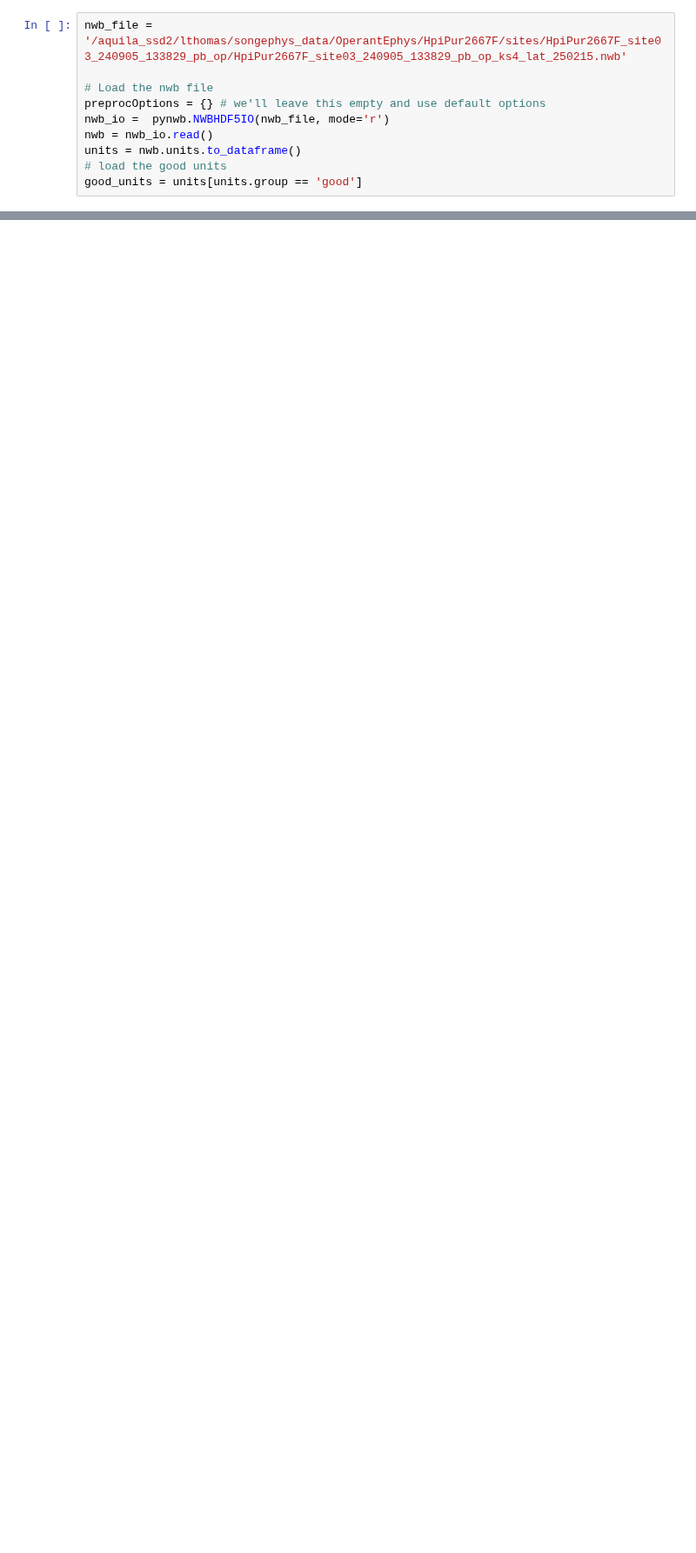
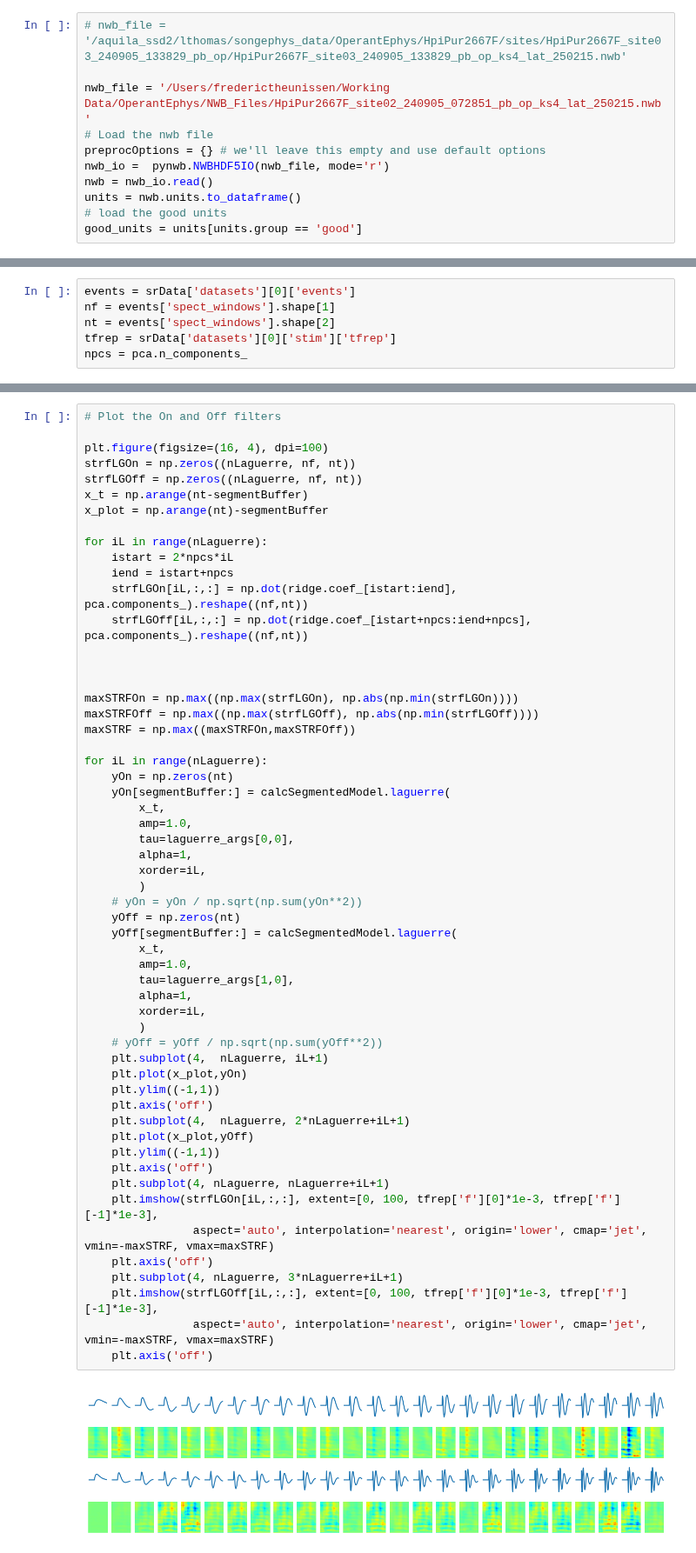
Before and after one commit to theunissenlab/strfPy, a Jupyter notebook: strf_nwb.ipynb, the cells around one changed output, grey strips where cells are left out. Shown at 87% size. Saved outputs shown, nothing was run; the diff lists cells and outputs as text; blank space fills up the shorter version.

Commit message:
Playing around with the Laguerre basis expansion and recaculation spectrograms consistently

```diff
--- a/strf_nwb.ipynb
+++ b/strf_nwb.ipynb
@@ -16,8 +16,9 @@ from matplotlib import pyplot as plt
 # %matplotlib widget
 plt.ion();
 # %%
-nwb_file = '/aquila_ssd2/lthomas/songephys_data/OperantEphys/HpiPur2667F/sites/HpiPur2667F_site03_240905_133829_pb_op/HpiPur2667F_site03_240905_133829_pb_op_ks4_lat_250215.nwb'
+# nwb_file = '/aquila_ssd2/lthomas/songephys_data/OperantEphys/HpiPur2667F/sites/HpiPur2667F_site03_240905_133829_pb_op/HpiPur2667F_site03_240905_133829_pb_op_ks4_lat_250215.nwb'
 
+nwb_file = '/Users/frederictheunissen/Working Data/OperantEphys/NWB_Files/HpiPur2667F_site02_240905_072851_pb_op_ks4_lat_250215.nwb'
 # Load the nwb file
 preprocOptions = {} # we'll leave this empty and use default options
 nwb_io =  pynwb.NWBHDF5IO(nwb_file, mode='r')
@@ -89,0 +139,6 @@ plt.legend()
+# %%
+events = srData['datasets'][0]['events']
+nf = events['spect_windows'].shape[1]
+nt = events['spect_windows'].shape[2]
+tfrep = srData['datasets'][0]['stim']['tfrep']
+npcs = pca.n_components_
@@ -89,0 +156,58 @@ plt.legend()
+# %%
+# Plot the On and Off filters
+
+plt.figure(figsize=(16, 4), dpi=100)
+strfLGOn = np.zeros((nLaguerre, nf, nt))
+strfLGOff = np.zeros((nLaguerre, nf, nt))
+x_t = np.arange(nt-segmentBuffer)
+x_plot = np.arange(nt)-segmentBuffer
+
+for iL in range(nLaguerre):
+    istart = 2*npcs*iL
+    iend = istart+npcs
+    strfLGOn[iL,:,:] = np.dot(ridge.coef_[istart:iend], pca.components_).reshape((nf,nt))
+    strfLGOff[iL,:,:] = np.dot(ridge.coef_[istart+npcs:iend+npcs], pca.components_).reshape((nf,nt))
+
+
+
+maxSTRFOn = np.max((np.max(strfLGOn), np.abs(np.min(strfLGOn))))
+maxSTRFOff = np.max((np.max(strfLGOff), np.abs(np.min(strfLGOff))))
+maxSTRF = np.max((maxSTRFOn,maxSTRFOff))
+
+for iL in range(nLaguerre):
+    yOn = np.zeros(nt)
+    yOn[segmentBuffer:] = calcSegmentedModel.laguerre(
+        x_t,
+        amp=1.0,
+        tau=laguerre_args[0,0],
+        alpha=1,
+        xorder=iL,
+        )
+    # yOn = yOn / np.sqrt(np.sum(yOn**2))
+    yOff = np.zeros(nt)
+    yOff[segmentBuffer:] = calcSegmentedModel.laguerre(
+        x_t,
+        amp=1.0,
+        tau=laguerre_args[1,0],
+        alpha=1,
+        xorder=iL,
+        )
+    # yOff = yOff / np.sqrt(np.sum(yOff**2))
+    plt.subplot(4,  nLaguerre, iL+1)
+    plt.plot(x_plot,yOn)
+    plt.ylim((-1,1))
+    plt.axis('off')
+    plt.subplot(4,  nLaguerre, 2*nLaguerre+iL+1)
+    plt.plot(x_plot,yOff)
+    plt.ylim((-1,1))
+    plt.axis('off')
+    plt.subplot(4, nLaguerre, nLaguerre+iL+1)
+    plt.imshow(strfLGOn[iL,:,:], extent=[0, 100, tfrep['f'][0]*1e-3, tfrep['f'][-1]*1e-3],
+                aspect='auto', interpolation='nearest', origin='lower', cmap='jet', vmin=-maxSTRF, vmax=maxSTRF)
+    plt.axis('off')
+    plt.subplot(4, nLaguerre, 3*nLaguerre+iL+1)
+    plt.imshow(strfLGOff[iL,:,:], extent=[0, 100, tfrep['f'][0]*1e-3, tfrep['f'][-1]*1e-3],
+                aspect='auto', interpolation='nearest', origin='lower', cmap='jet', vmin=-maxSTRF, vmax=maxSTRF)
+    plt.axis('off')
+# %% [output]
+[figure, added]
```
Also changed, not shown: parts of 14 cells of this notebook, 3 other files.
